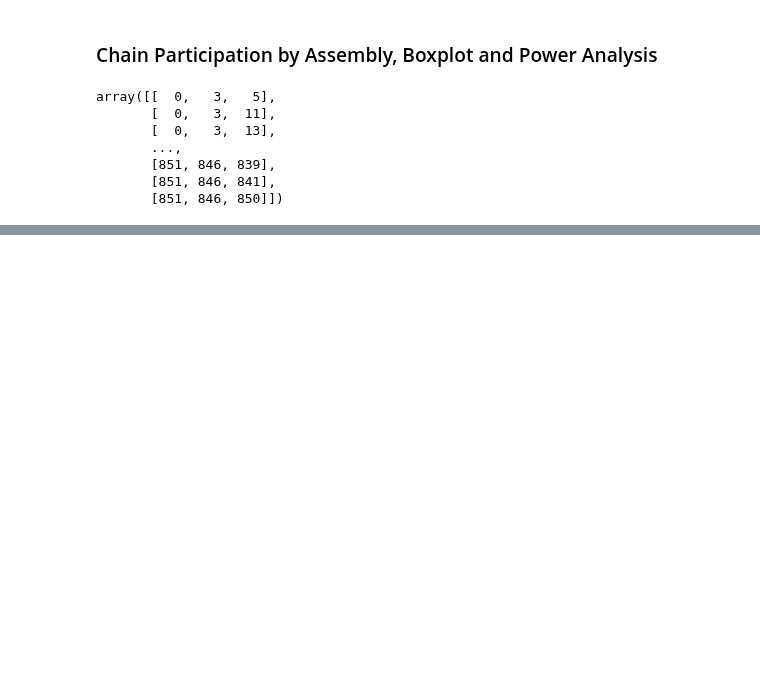
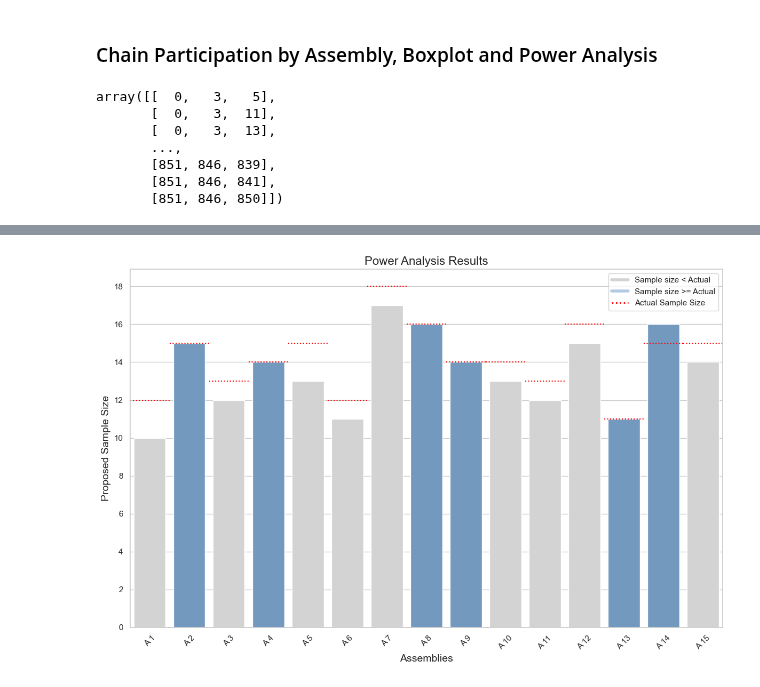
Before and after one commit to Jawagnercarena/Assembly_Organization, a Jupyter notebook: AssemblyPaperFigures/FigureCode/Figure5/Figure5.ipynb, the cells around one changed output, grey strips where cells are left out. Cells and saved outputs as stored; diff of their text form; code cells hidden in the pictures; blank space fills up the shorter version.

```diff
--- a/AssemblyPaperFigures/FigureCode/Figure5/Figure5.ipynb
+++ b/AssemblyPaperFigures/FigureCode/Figure5/Figure5.ipynb
@@ -833,0 +923,50 @@ motif_by_assembly_boxplot_and_power_analysis(all_cells_four_chain_results_array,
+# %%
+# Sample data: Replace this with your actual data
+data = {
+    'Assembly_Set': [f'A {i}' for i in range(1, 16)],
+    'Sample_Size': [10, 15, 12, 14, 13, 11, 17, 16, 14, 13, 12, 15, 11, 16, 14],
+    'Actual_Sample_Size': [12, 15, 13, 14, 15, 12, 18, 16, 14, 14, 13, 16, 11, 15, 15]  # Replace with actual sample sizes
+}
+
+# Create a DataFrame
+df = pd.DataFrame(data)
+
+# Determine the colors based on the condition
+df['Color'] = df.apply(lambda row: 'lightgrey' if row['Sample_Size'] < row['Actual_Sample_Size'] else (.4, .6, .8, .5), axis=1)
+
+# Set the aesthetic style of the plots
+sns.set(style="whitegrid")
+
+# Create a figure and a set of subplots
+plt.figure(figsize=(12, 8))
+
+# Create a bar plot with the specified colors
+bar_plot = sns.barplot(x='Assembly_Set', y='Sample_Size', data=df, palette=df['Color'])
+
+# Add title and labels
+bar_plot.set_title('Power Analysis Results', fontsize=16)
+bar_plot.set_xlabel('Assemblies', fontsize=14)
+bar_plot.set_ylabel('Proposed Sample Size', fontsize=14)
+
+# Rotate x-axis labels for better readability
+plt.xticks(rotation=45)
+
+# Add horizontal red dotted lines indicating the actual sample size for each assembly
+for index, row in df.iterrows():
+    plt.axhline(y=row['Actual_Sample_Size'], color='red', linestyle=':', xmin=index/15, xmax=(index+1)/15)
+
+# Create custom legend
+custom_legend = [plt.Line2D([0], [0], color='lightgrey', lw=4, label='Sample size < Actual'),
+                 plt.Line2D([0], [0], color=(.4, .6, .8, .5), lw=4, label='Sample size >= Actual'),
+                 plt.Line2D([0], [0], color='red', linestyle=':', lw=2, label='Actual Sample Size')]
+plt.legend(handles=custom_legend, loc='upper right')
+
+# Ensure y-axis ticks are even integers
+y_ticks = range(0, max(df['Sample_Size'].max(), df['Actual_Sample_Size'].max()) + 2, 2)
+plt.yticks(y_ticks)
+
+# Show plot
+plt.tight_layout()
+plt.show()
+# %% [output]
+[figure, added]
```
Also changed, not shown: parts of 4 cells of this notebook, 2 other files.
